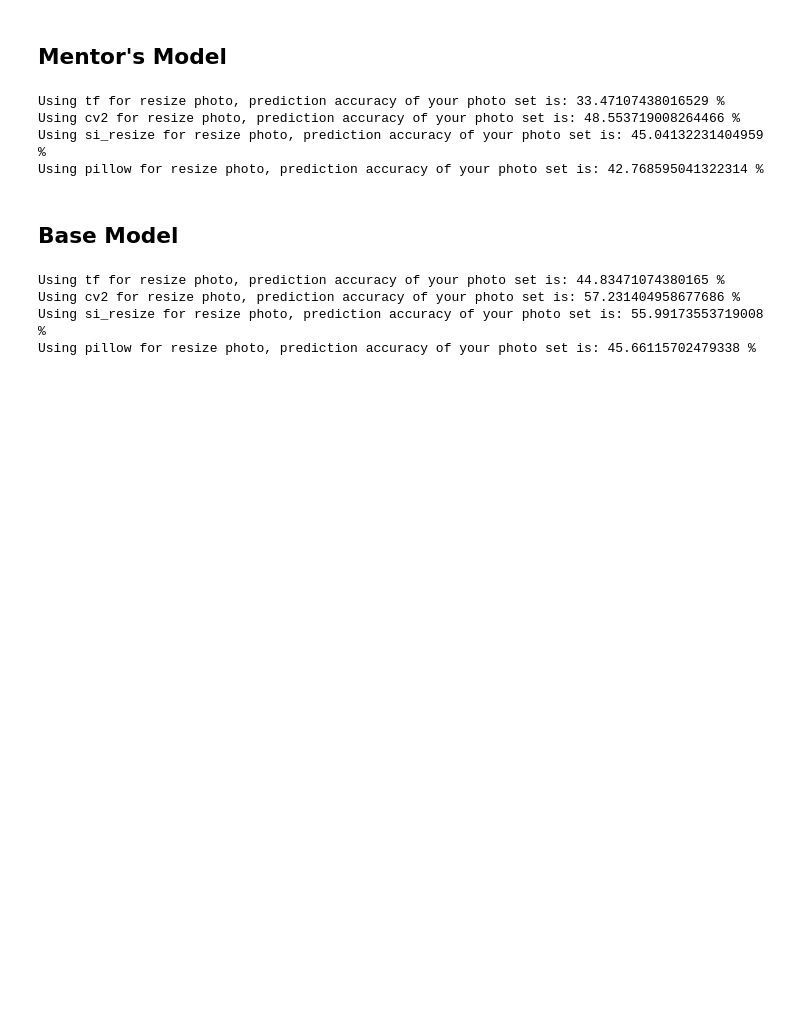
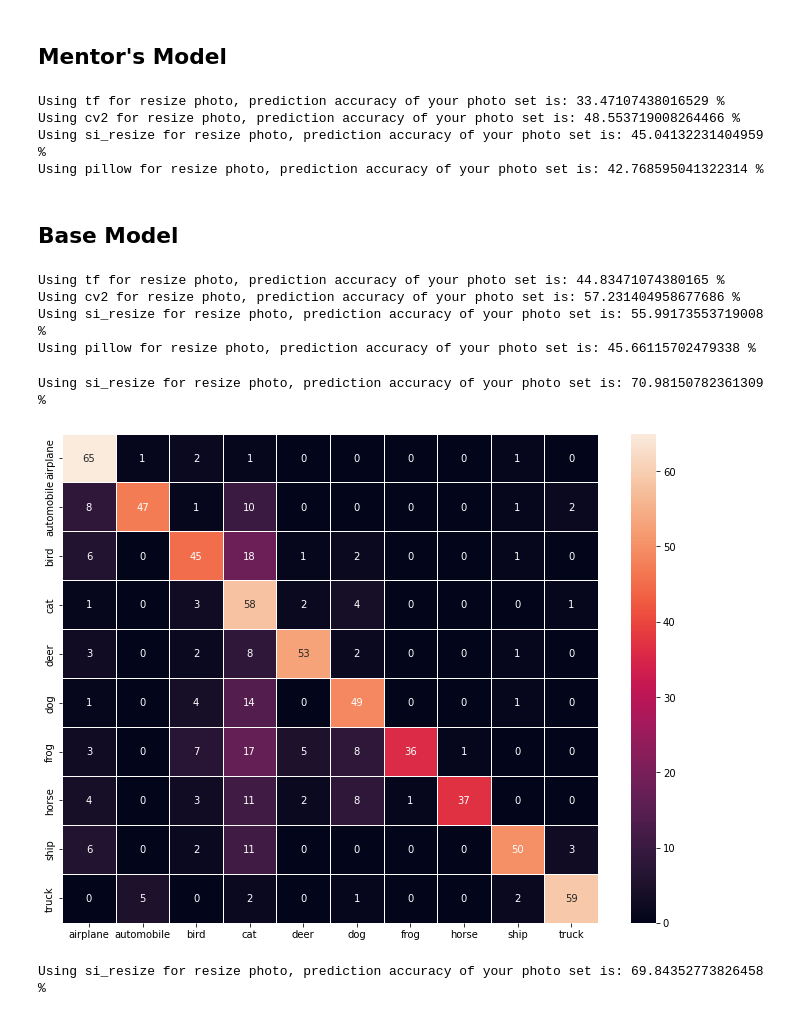
Before and after one commit to KuVadym/models, a Jupyter notebook: testing_models_with_photo.ipynb, the cells around one changed output. Drawn from its saved outputs; the diff is of its cells as text; code cells hidden in the pictures; blank space fills up the shorter version.

```diff
--- a/testing_models_with_photo.ipynb
+++ b/testing_models_with_photo.ipynb
@@ -289,3 +354,24 @@ Using tf for resize photo, prediction accuracy of your photo set is: 44.83471074
 Using cv2 for resize photo, prediction accuracy of your photo set is: 57.231404958677686 %
 Using si_resize for resize photo, prediction accuracy of your photo set is: 55.99173553719008 %
 Using pillow for resize photo, prediction accuracy of your photo set is: 45.66115702479338 %
+# %%
+for el in s_4:
+    print(el)
+# %% [output]
+Using si_resize for resize photo, prediction accuracy of your photo set is: 70.98150782361309 %
+# %%
+import seaborn as sns
+import matplotlib.pyplot as plt
+classes = ['airplane', 'automobile', 'bird', 'cat', 'deer', 'dog', 'frog', 'horse', 'ship', 'truck']
+plt.figure(figsize=(12, 9))
+ax = sns.heatmap(m, annot=True, fmt='g', linewidth=0.5)
+ax.set(xticklabels=classes, yticklabels=classes)
+
+plt.show()
+# %% [output]
+[figure, added]
+# %%
+for el in s_1:
+    print(el)
+# %% [output]
+Using si_resize for resize photo, prediction accuracy of your photo set is: 69.84352773826458 %
```
Also changed, not shown: parts of 13 cells of this notebook.
